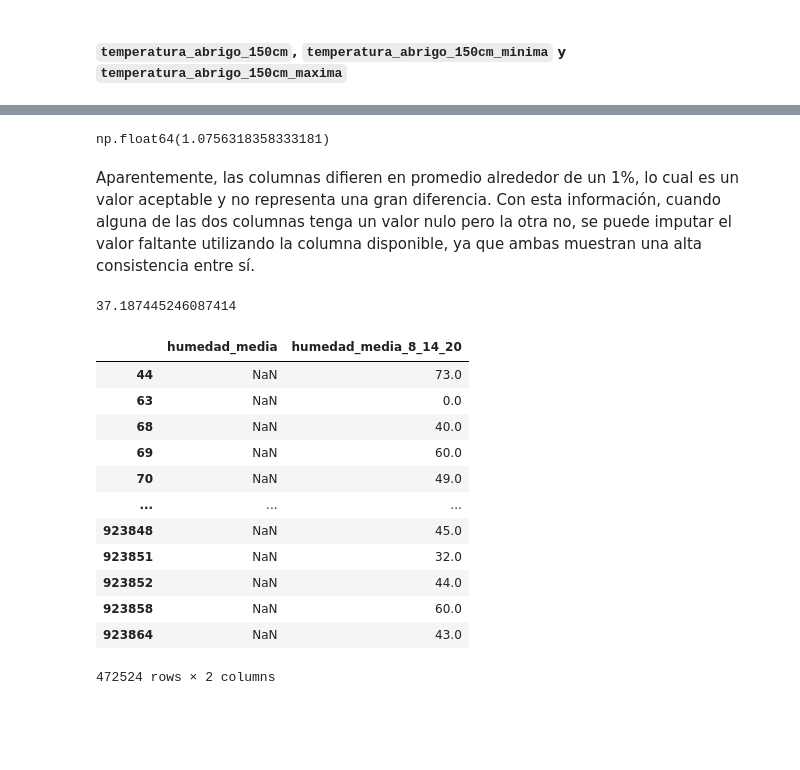
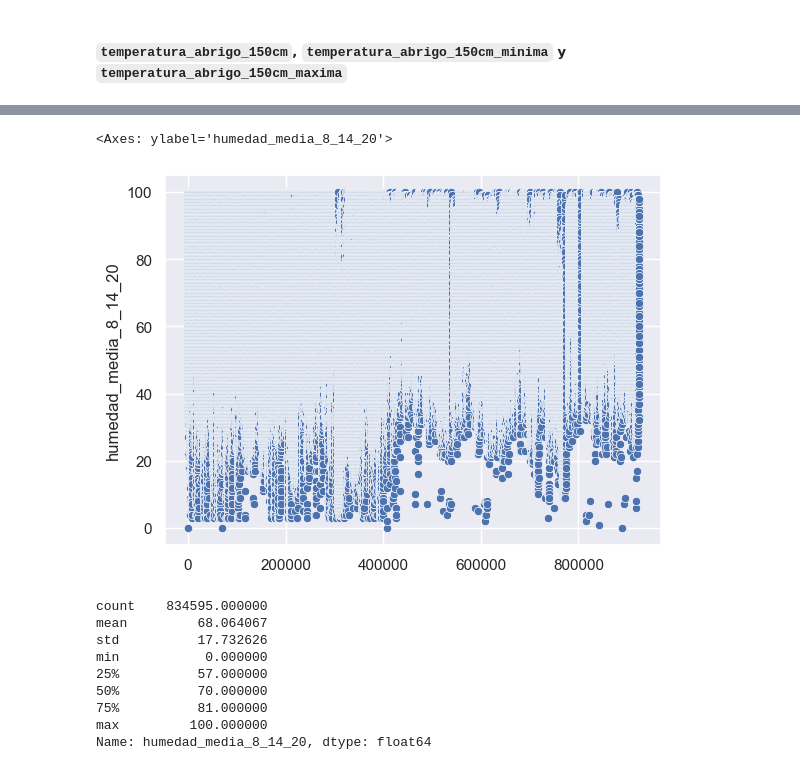
Before and after one commit to IS03/tp-dengue, a Jupyter notebook: EDA/EDA_1estacion.ipynb, the cells around one changed output, grey strips where cells are left out. Drawn from its saved outputs; the diff is of its cells as text; code cells hidden in the pictures; blank space fills up the shorter version.

```diff
--- a/EDA/EDA_1estacion.ipynb
+++ b/EDA/EDA_1estacion.ipynb
@@ -424,0 +435,10 @@ Cómo se observa, tiene muchos valores 'vacios'. A estos campos los voy a reempl
+# %%
+mask_temp = (
+    df.temperatura_promedio.isna() &
+    df.temperatura_minima.notna() &
+    df.temperatura_maxima.notna()
+)
+
+df.loc[mask_temp, "temperatura_promedio"] = (
+    (df.loc[mask_temp, "temperatura_minima"] + df.loc[mask_temp, "temperatura_maxima"]) / 2
+)
@@ -424,0 +451,7 @@ Cómo se observa, tiene muchos valores 'vacios'. A estos campos los voy a reempl
+# %%
+promedio_min_media = abs(np.mean(df.temperatura_minima - df.temperatura_promedio))
+mask_minima = (df.temperatura_minima.isna() & df.temperatura_promedio.notna())
+
+df.loc[mask_minima, 'temperatura_minima'] = (
+    df.loc[mask_minima, 'temperatura_promedio'] - promedio_min_media
+)
@@ -424,0 +468,7 @@ Cómo se observa, tiene muchos valores 'vacios'. A estos campos los voy a reempl
+# %%
+promedio_max_media = abs(np.mean(df.temperatura_maxima - df.temperatura_promedio))
+mask_maxima = (df.temperatura_maxima.isna() & df.temperatura_promedio.notna())
+
+df.loc[mask_maxima, 'temperatura_maxima'] = (
+    df.loc[mask_maxima, 'temperatura_promedio'] - promedio_max_media
+)
@@ -424,0 +481,4 @@ Cómo se observa, tiene muchos valores 'vacios'. A estos campos los voy a reempl
+# %%
+df.loc[:, 'temperatura_minima'] = df.temperatura_minima.interpolate(method='linear')
+df.loc[:, 'temperatura_maxima'] = df.temperatura_maxima.interpolate(method='linear')
+df.loc[:, 'temperatura_promedio'] = df.temperatura_promedio.interpolate(method='linear')
@@ -449,31 +513,0 @@ Length: 472524, dtype: float64
-# %%
-humedad_notna = df[["humedad_media", "humedad_media_8_14_20"]].dropna()
-
-np.abs(humedad_notna.humedad_media / humedad_notna.humedad_media_8_14_20).mean()
-
-# lo hago con una division para asi obtener la razon relativa, que da una proporción: cuánto vale una respecto a la otra.
-# me sirve más que hacerlo con una resta, que obtendria la diferencia absoluta entre una variable y otra.
-# %% [output]
-np.float64(1.0756318358333181)
-# %% [markdown]
-Aparentemente, las columnas difieren en promedio alrededor de un 1%, lo cual es un valor aceptable y no representa una gran diferencia. Con esta información, cuando alguna de las dos columnas tenga un valor nulo pero la otra no, se puede imputar el valor faltante utilizando la columna disponible, ya que ambas muestran una alta consistencia entre sí.
-# %%
-40/1.0756318358333181
-# %% [output]
-37.187445246087414
-# %%
-filtrado_humedad
-# %% [output]
-|  | humedad_media | humedad_media_8_14_20 |
-| 44 | NaN | 73.0 |
-| 63 | NaN | 0.0 |
-| 68 | NaN | 40.0 |
-| 69 | NaN | 60.0 |
-| 70 | NaN | 49.0 |
-| ... | ... | ... |
-| 923848 | NaN | 45.0 |
-| 923851 | NaN | 32.0 |
-| 923852 | NaN | 44.0 |
-| 923858 | NaN | 60.0 |
-| 923864 | NaN | 43.0 |
-472524 rows × 2 columns
@@ -519,0 +514,17 @@ def imputar_por_relacion(df, col1, col2):
+# %%
+sns.scatterplot(df.humedad_media_8_14_20)
+# %% [output]
+<Axes: ylabel='humedad_media_8_14_20'>
+[figure, added]
+# %%
+df.humedad_media_8_14_20.describe()
+# %% [output]
+count    834595.000000
+mean         68.064067
+std          17.732626
+min           0.000000
+25%          57.000000
+50%          70.000000
+75%          81.000000
+max         100.000000
+Name: humedad_media_8_14_20, dtype: float64
```
Also changed, not shown: parts of 48 cells of this notebook, 2 other files.
